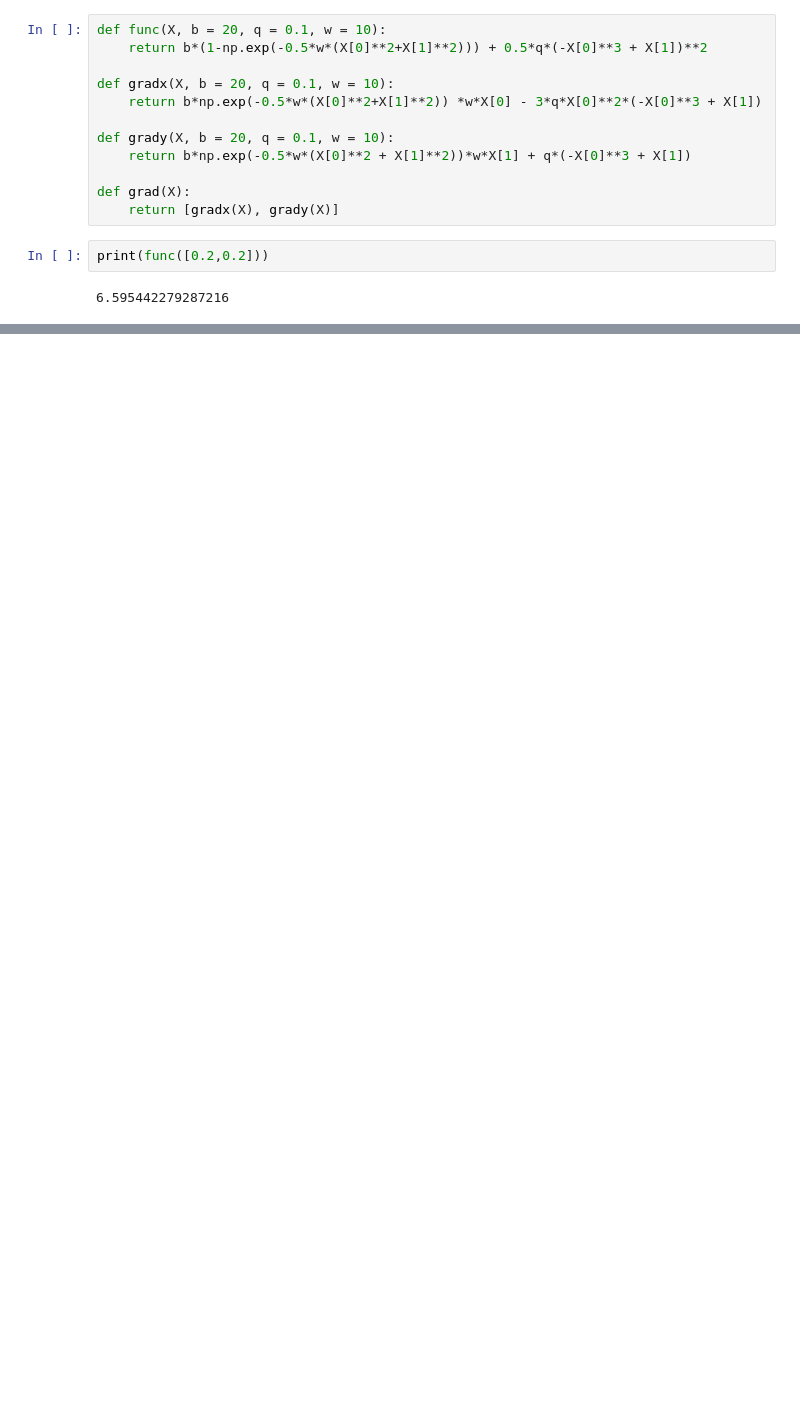
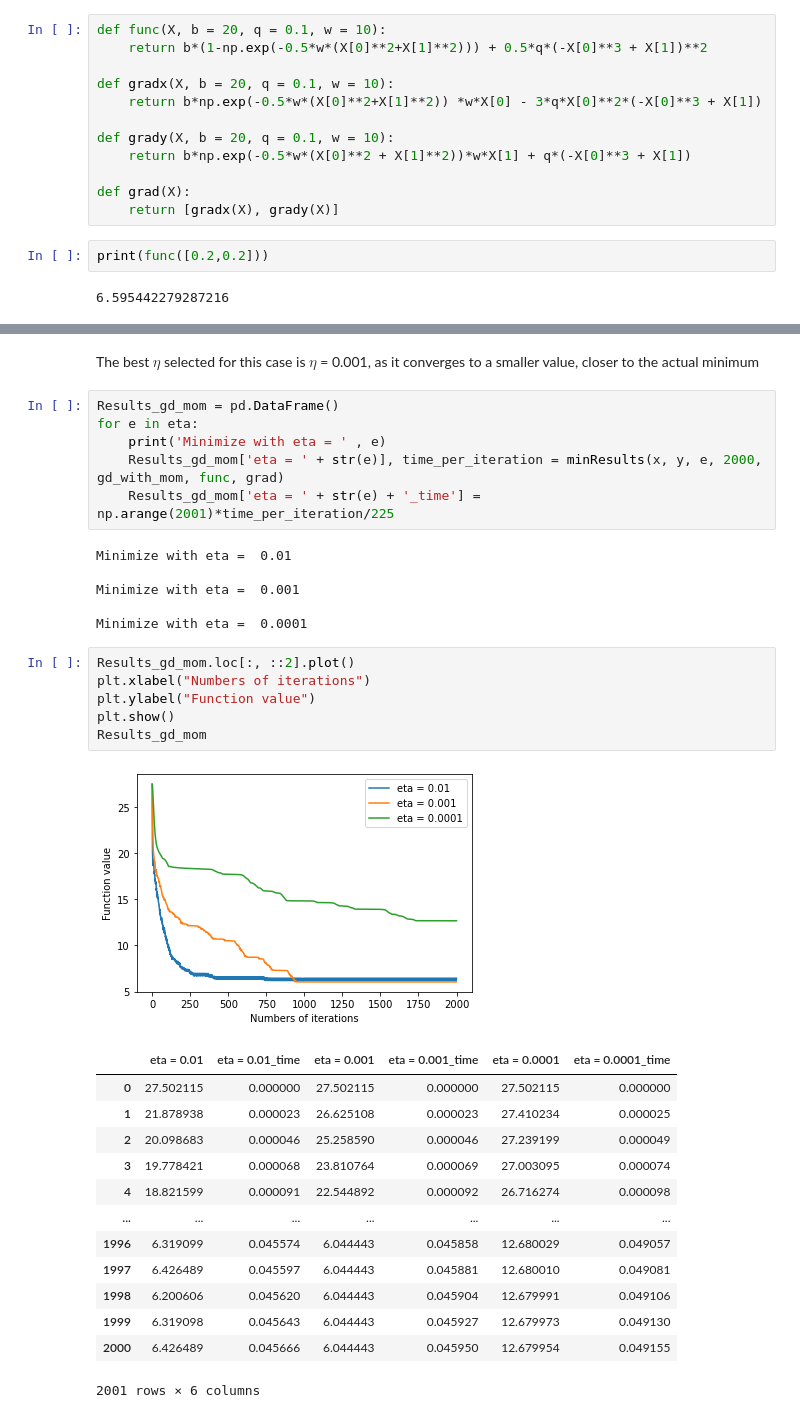
Before and after one commit to LorenzoBuriola/LoCP_moduleB, a Jupyter notebook: Ex_week01.ipynb, the cells around one changed output, grey strips where cells are left out. Saved outputs shown, nothing was run; the diff lists cells and outputs as text; blank space fills up the shorter version.

```diff
--- a/Ex_week01.ipynb
+++ b/Ex_week01.ipynb
@@ -259,0 +194,35 @@ Minimize with eta = 0.01
+# %% [markdown]
+The best $\eta$ selected for this case is $\eta$ = 0.001, as it converges to a smaller value, closer to the actual minimum
+# %%
+Results_gd_mom = pd.DataFrame()
+for e in eta:
+    print('Minimize with eta = ' , e)
+    Results_gd_mom['eta = ' + str(e)], time_per_iteration = minResults(x, y, e, 2000, gd_with_mom, func, grad)
+    Results_gd_mom['eta = ' + str(e) + '_time'] = np.arange(2001)*time_per_iteration/225
+# %% [output]
+Minimize with eta =  0.01
+
+Minimize with eta =  0.001
+
+Minimize with eta =  0.0001
+# %%
+Results_gd_mom.loc[:, ::2].plot()
+plt.xlabel("Numbers of iterations")
+plt.ylabel("Function value")
+plt.show()
+Results_gd_mom
+# %% [output]
+[figure, added]
+|  | eta = 0.01 | eta = 0.01_time | eta = 0.001 | eta = 0.001_time | eta = 0.0001 | eta = 0.0001_time |
+| 0 | 27.502115 | 0.000000 | 27.502115 | 0.000000 | 27.502115 | 0.000000 |
+| 1 | 21.878938 | 0.000023 | 26.625108 | 0.000023 | 27.410234 | 0.000025 |
+| 2 | 20.098683 | 0.000046 | 25.258590 | 0.000046 | 27.239199 | 0.000049 |
+| 3 | 19.778421 | 0.000068 | 23.810764 | 0.000069 | 27.003095 | 0.000074 |
+| 4 | 18.821599 | 0.000091 | 22.544892 | 0.000092 | 26.716274 | 0.000098 |
+| ... | ... | ... | ... | ... | ... | ... |
+| 1996 | 6.319099 | 0.045574 | 6.044443 | 0.045858 | 12.680029 | 0.049057 |
+| 1997 | 6.426489 | 0.045597 | 6.044443 | 0.045881 | 12.680010 | 0.049081 |
+| 1998 | 6.200606 | 0.045620 | 6.044443 | 0.045904 | 12.679991 | 0.049106 |
+| 1999 | 6.319098 | 0.045643 | 6.044443 | 0.045927 | 12.679973 | 0.049130 |
+| 2000 | 6.426489 | 0.045666 | 6.044443 | 0.045950 | 12.679954 | 0.049155 |
+2001 rows × 6 columns
```
Also changed, not shown: parts of 38 cells of this notebook.
